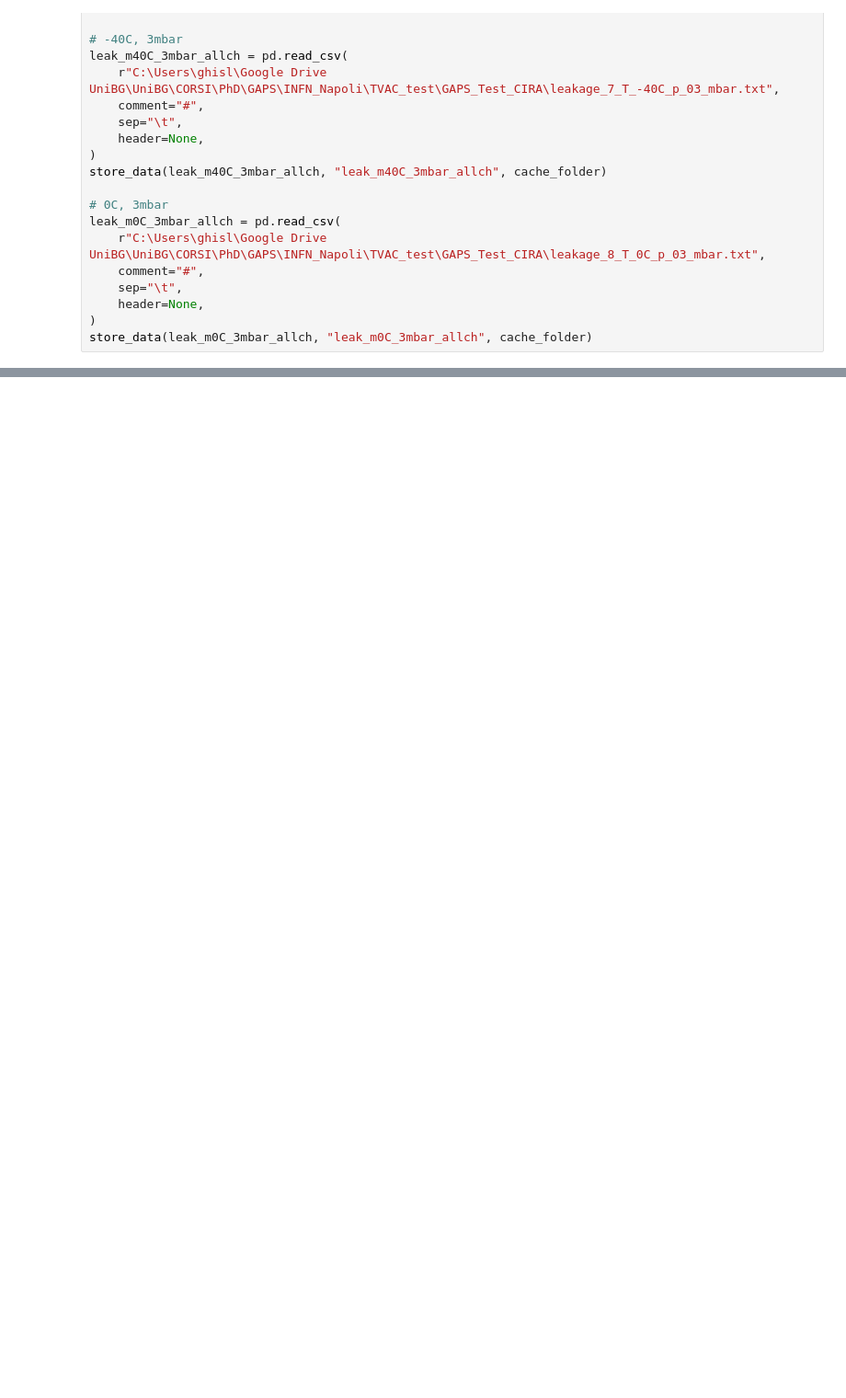
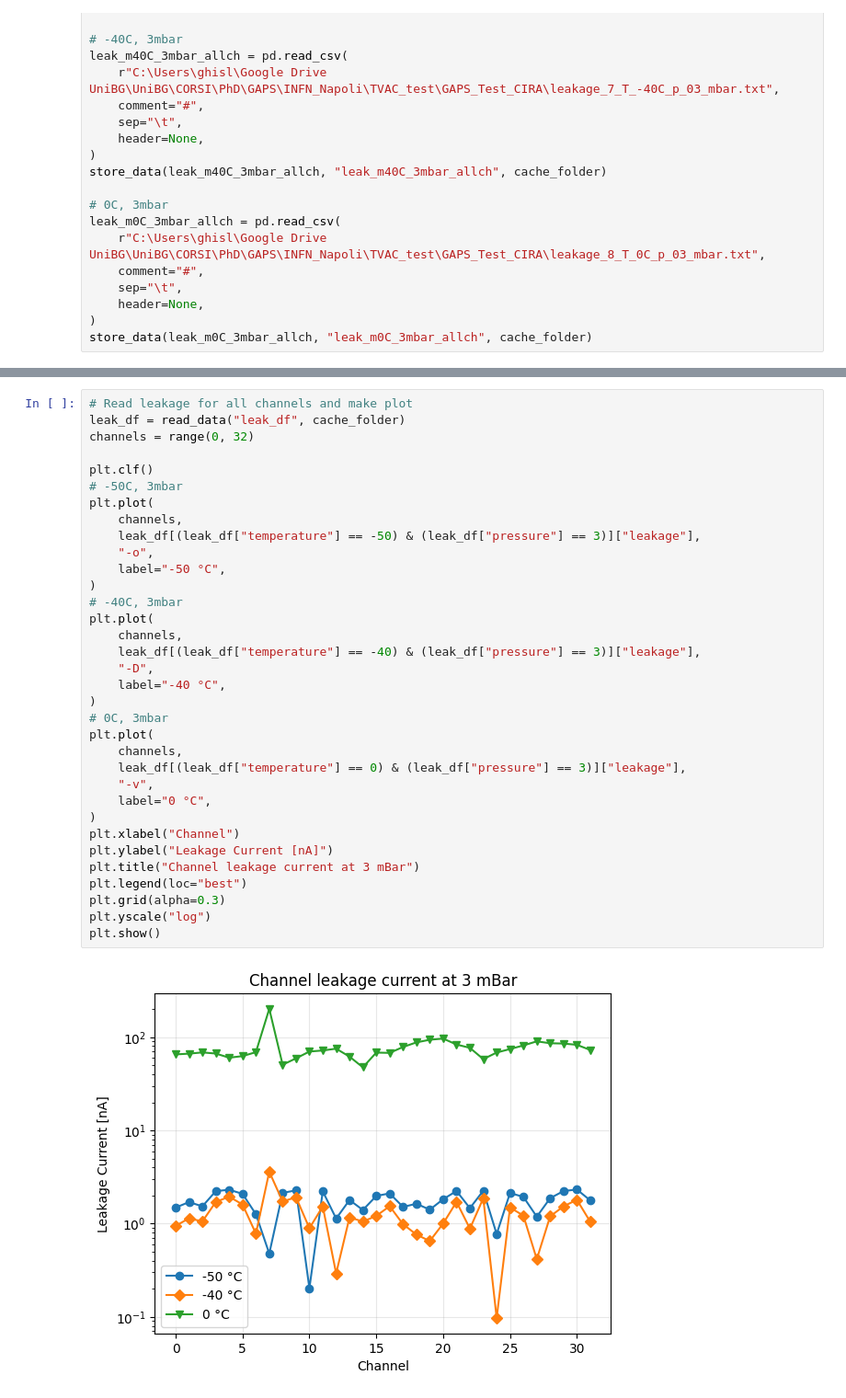
Before and after one commit to microlab-unibg/GAPS_TVAC_module_029_test, a Jupyter notebook: leakage_current.ipynb, the cells around one changed output, grey strips where cells are left out. Shown at 92% size. Drawn from its saved outputs; the diff is of its cells as text; blank space fills up the shorter version.

```diff
--- a/leakage_current.ipynb
+++ b/leakage_current.ipynb
@@ -269,3 +335,39 @@ plt.grid(alpha=0.3)
 plt.show()
 # %% [output]
 [figure]
+# %%
+# Read leakage for all channels and make plot
+leak_df = read_data("leak_df", cache_folder)
+channels = range(0, 32)
+
+plt.clf()
+# -50C, 3mbar
+plt.plot(
+    channels,
+    leak_df[(leak_df["temperature"] == -50) & (leak_df["pressure"] == 3)]["leakage"],
+    "-o",
+    label="-50 °C",
+)
+# -40C, 3mbar
+plt.plot(
+    channels,
+    leak_df[(leak_df["temperature"] == -40) & (leak_df["pressure"] == 3)]["leakage"],
+    "-D",
+    label="-40 °C",
+)
+# 0C, 3mbar
+plt.plot(
+    channels,
+    leak_df[(leak_df["temperature"] == 0) & (leak_df["pressure"] == 3)]["leakage"],
+    "-v",
+    label="0 °C",
+)
+plt.xlabel("Channel")
+plt.ylabel("Leakage Current [nA]")
+plt.title("Channel leakage current at 3 mBar")
+plt.legend(loc="best")
+plt.grid(alpha=0.3)
+plt.yscale("log")
+plt.show()
+# %% [output]
+[figure, added]
```
Also changed, not shown: parts of 3 cells of this notebook, 1 other file.
